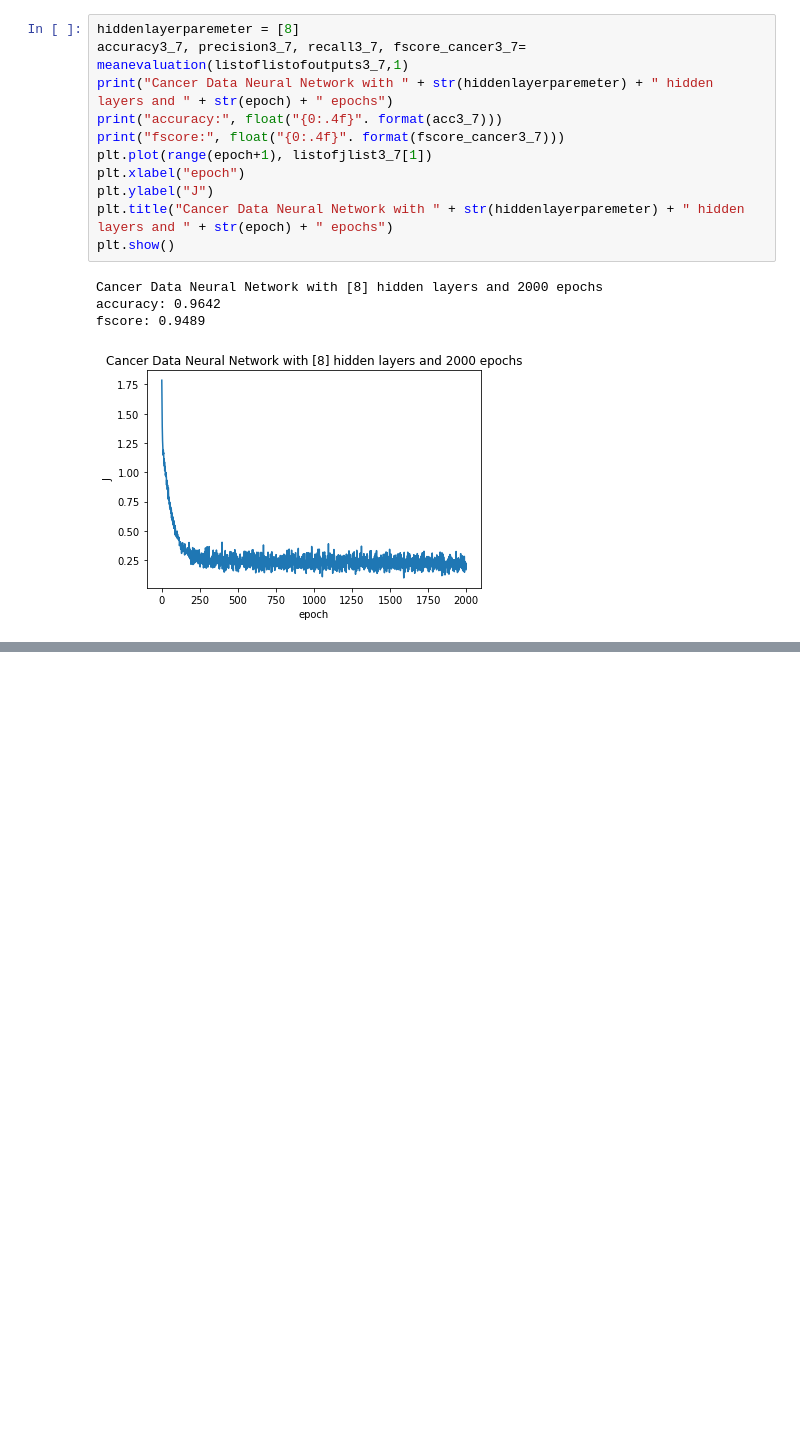
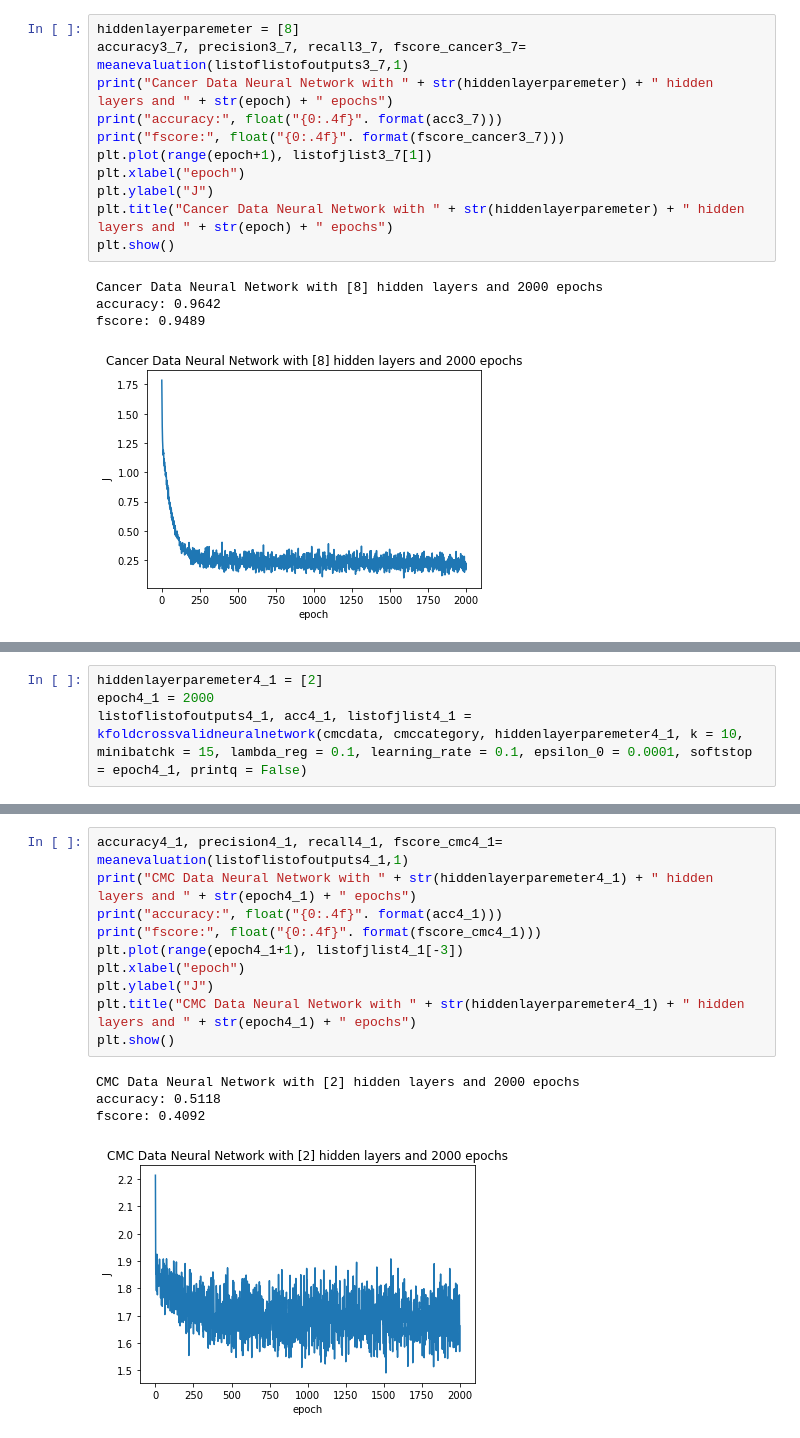
Before and after one commit to HarryWang0619/COMPSCI589-HW4, a Jupyter notebook: hw4.ipynb, the cells around one changed output, grey strips where cells are left out. Cells and saved outputs as stored; diff of their text form; blank space fills up the shorter version.

```diff
--- a/hw4.ipynb
+++ b/hw4.ipynb
@@ -1209,0 +1284,4 @@ Trained with MiniBatch, vectorized neural network, divided to minibatchk group,
+# %%
+hiddenlayerparemeter4_1 = [2]
+epoch4_1 = 2000
+listoflistofoutputs4_1, acc4_1, listofjlist4_1 = kfoldcrossvalidneuralnetwork(cmcdata, cmccategory, hiddenlayerparemeter4_1, k = 10, minibatchk = 15, lambda_reg = 0.1, learning_rate = 0.1, epsilon_0 = 0.0001, softstop = epoch4_1, printq = False)
@@ -1209,0 +1309,15 @@ Trained with MiniBatch, vectorized neural network, divided to minibatchk group,
+# %%
+accuracy4_1, precision4_1, recall4_1, fscore_cmc4_1= meanevaluation(listoflistofoutputs4_1,1)
+print("CMC Data Neural Network with " + str(hiddenlayerparemeter4_1) + " hidden layers and " + str(epoch4_1) + " epochs")
+print("accuracy:", float("{0:.4f}". format(acc4_1)))
+print("fscore:", float("{0:.4f}". format(fscore_cmc4_1)))
+plt.plot(range(epoch4_1+1), listofjlist4_1[-3])
+plt.xlabel("epoch")
+plt.ylabel("J")
+plt.title("CMC Data Neural Network with " + str(hiddenlayerparemeter4_1) + " hidden layers and " + str(epoch4_1) + " epochs")
+plt.show()
+# %% [output]
+CMC Data Neural Network with [2] hidden layers and 2000 epochs
+accuracy: 0.5118
+fscore: 0.4092
+[figure, added]
```
Also changed, not shown: parts of 46 cells of this notebook, 2 other files.
